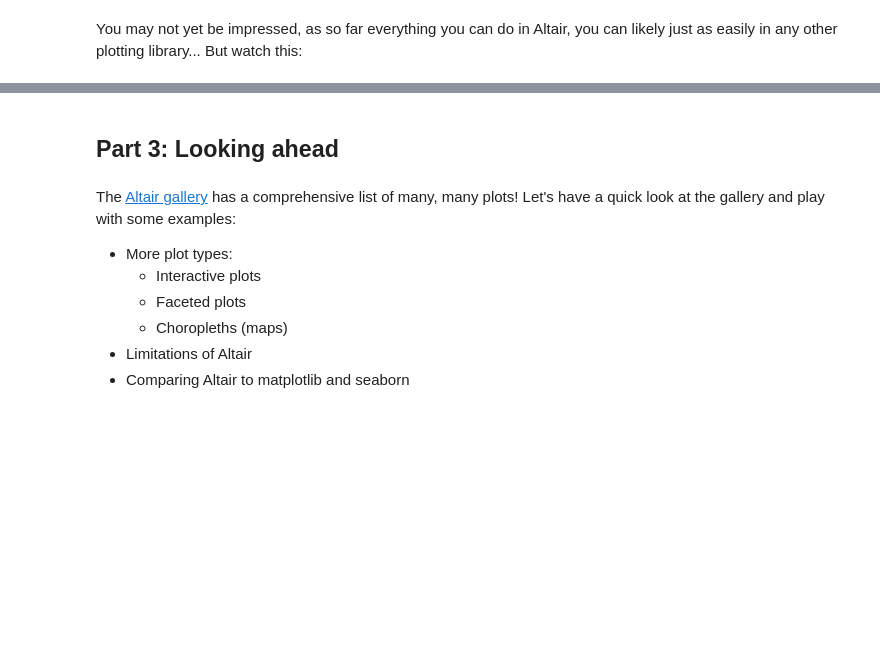
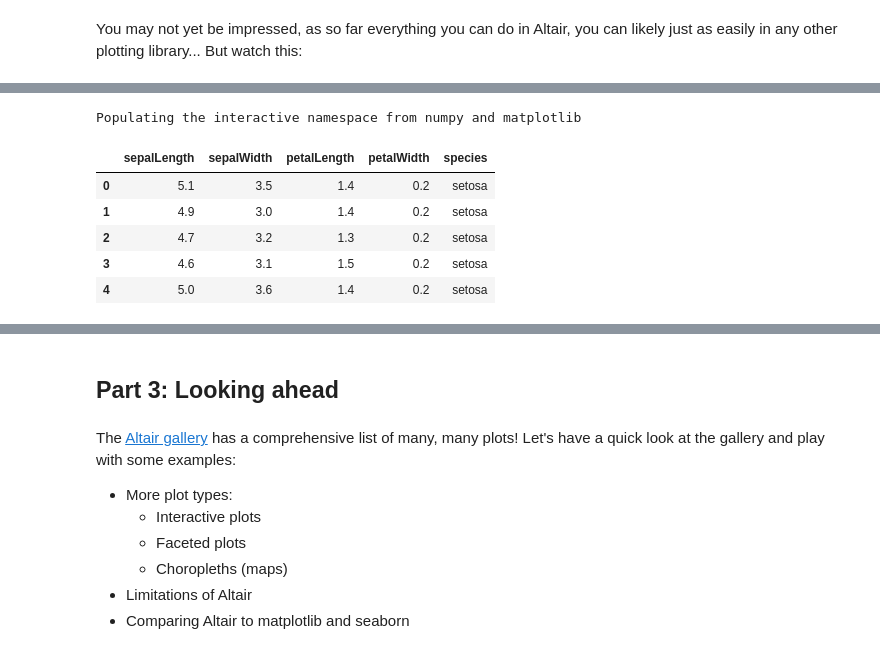
Before and after one commit to firasm/syzygy_demo, a Jupyter notebook: SampleLecture.ipynb, the cells around one changed output, grey strips where cells are left out. Drawn from its saved outputs; the diff is of its cells as text; code cells hidden in the pictures; blank space fills up the shorter version.

```diff
--- a/SampleLecture.ipynb
+++ b/SampleLecture.ipynb
@@ -294,0 +325,16 @@ chart & chart
+# %%
+# Let's start by loading the libraries needed; Generate matplotlib plots inline
+%pylab inline
+
+# and then import the `iris` dataset and load
+
+iris = pd.read_json('https://github.com/altair-viz/vega_datasets/raw/master/vega_datasets/_data/iris.json')
+iris.head()
+# %% [output]
+Populating the interactive namespace from numpy and matplotlib
+|  | sepalLength | sepalWidth | petalLength | petalWidth | species |
+| 0 | 5.1 | 3.5 | 1.4 | 0.2 | setosa |
+| 1 | 4.9 | 3.0 | 1.4 | 0.2 | setosa |
+| 2 | 4.7 | 3.2 | 1.3 | 0.2 | setosa |
+| 3 | 4.6 | 3.1 | 1.5 | 0.2 | setosa |
+| 4 | 5.0 | 3.6 | 1.4 | 0.2 | setosa |
```
Also changed, not shown: parts of 17 cells of this notebook, 6 other files.
